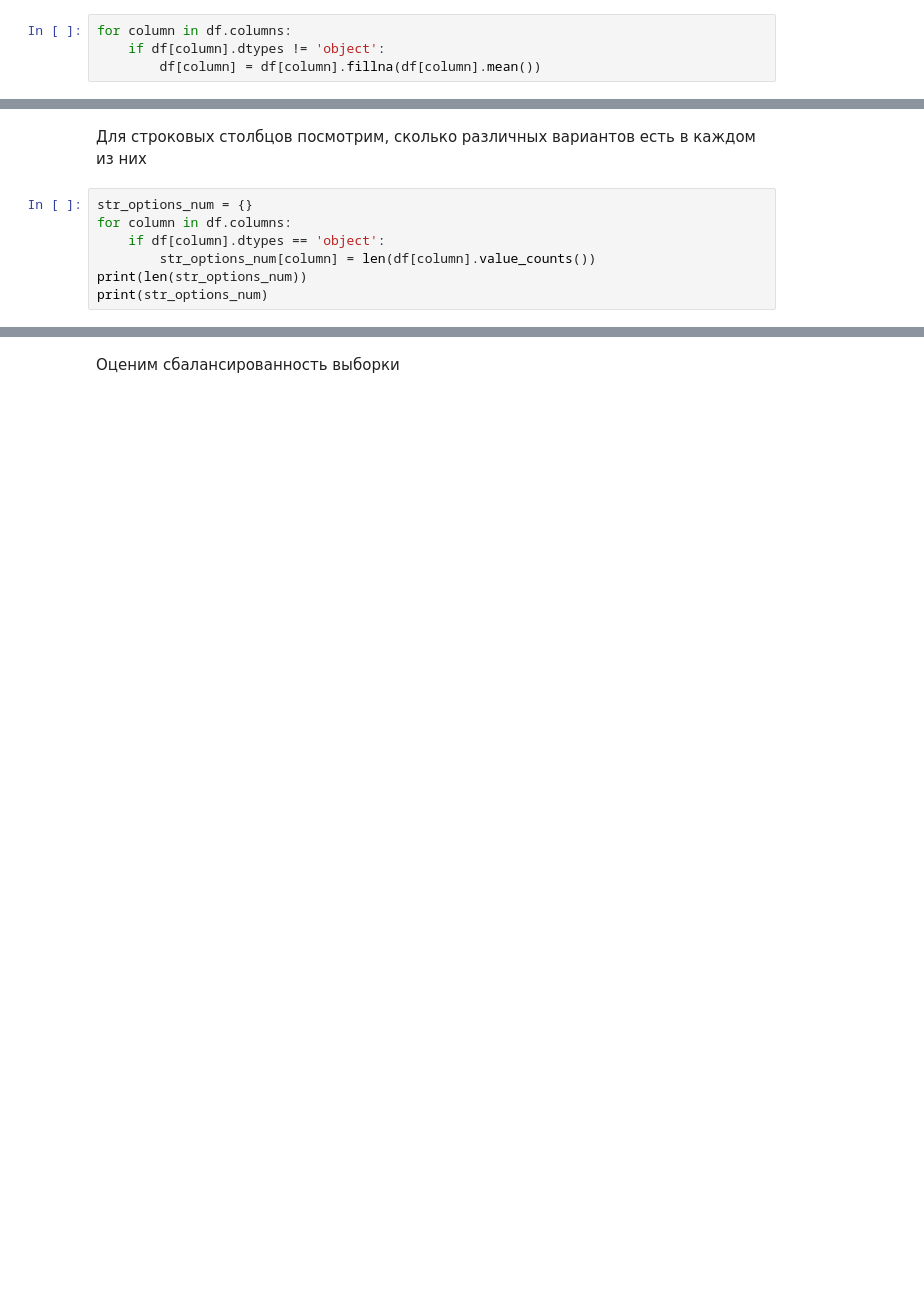
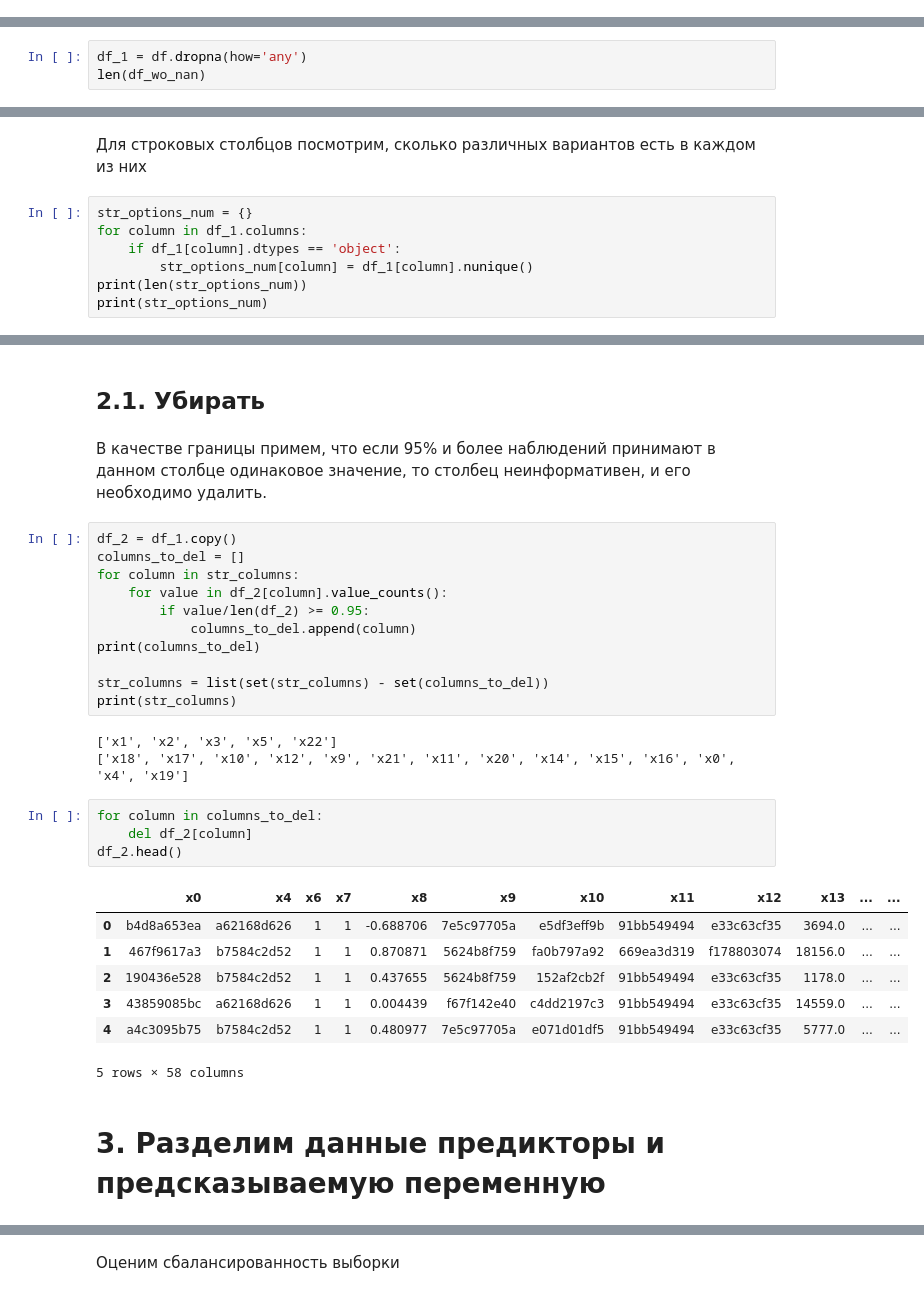
Before and after one commit to Bokoser/Best_Hack_2018, a Jupyter notebook: Best Hack 2018.ipynb, the cells around one changed output, grey strips where cells are left out. Drawn from its saved outputs; the diff is of its cells as text; blank space fills up the shorter version.

```diff
--- a/Best Hack 2018.ipynb
+++ b/Best Hack 2018.ipynb
@@ -115,4 +82,0 @@ df.nlargest(500, 'x61')
-# %%
-for column in df.columns:
-    if df[column].dtypes != 'object':
-        df[column] = df[column].fillna(df[column].mean())
@@ -124,0 +87,3 @@ Rows without NAN: 37675
+# %%
+df_1 = df.dropna(how='any')
+len(df_wo_nan)
@@ -126,9 +93,9 @@ Rows without NAN: 37675
 Для строковых столбцов посмотрим, сколько различных вариантов есть в каждом из них
 # %%
 str_options_num = {}
-for column in df.columns:
-    if df[column].dtypes == 'object':
-        str_options_num[column] = len(df[column].value_counts())
+for column in df_1.columns:
+    if df_1[column].dtypes == 'object':
+        str_options_num[column] = df_1[column].nunique()
 print(len(str_options_num))
 print(str_options_num)
 # %% [output]
@@ -142,0 +106,32 @@ array([ 0,  0, -1,  1,  0], dtype=int64)
+# %% [markdown]
+## 2.1. Убирать
+# %% [markdown]
+В качестве границы примем, что если 95% и более наблюдений принимают в данном столбце одинаковое значение, то столбец неинформативен, и его необходимо удалить.
+# %%
+df_2 = df_1.copy()
+columns_to_del = []
+for column in str_columns:
+    for value in df_2[column].value_counts():
+        if value/len(df_2) >= 0.95:
+            columns_to_del.append(column)
+print(columns_to_del)
+
+str_columns = list(set(str_columns) - set(columns_to_del))
+print(str_columns)
+# %% [output]
+['x1', 'x2', 'x3', 'x5', 'x22']
+['x18', 'x17', 'x10', 'x12', 'x9', 'x21', 'x11', 'x20', 'x14', 'x15', 'x16', 'x0', 'x4', 'x19']
+# %%
+for column in columns_to_del:
+    del df_2[column]
+df_2.head()
+# %% [output]
+|  | x0 | x4 | x6 | x7 | x8 | x9 | x10 | x11 | x12 | x13 | ... | ... |
+| 0 | b4d8a653ea | a62168d626 | 1 | 1 | -0.688706 | 7e5c97705a | e5df3eff9b | 91bb549494 | e33c63cf35 | 3694.0 | ... | ... |
+| 1 | 467f9617a3 | b7584c2d52 | 1 | 1 | 0.870871 | 5624b8f759 | fa0b797a92 | 669ea3d319 | f178803074 | 18156.0 | ... | ... |
+| 2 | 190436e528 | b7584c2d52 | 1 | 1 | 0.437655 | 5624b8f759 | 152af2cb2f | 91bb549494 | e33c63cf35 | 1178.0 | ... | ... |
+| 3 | 43859085bc | a62168d626 | 1 | 1 | 0.004439 | f67f142e40 | c4dd2197c3 | 91bb549494 | e33c63cf35 | 14559.0 | ... | ... |
+| 4 | a4c3095b75 | b7584c2d52 | 1 | 1 | 0.480977 | 7e5c97705a | e071d01df5 | 91bb549494 | e33c63cf35 | 5777.0 | ... | ... |
+5 rows × 58 columns
+# %% [markdown]
+# 3. Разделим данные предикторы и предсказываемую переменную
```
Also changed, not shown: parts of 50 cells of this notebook, 1 other file.
